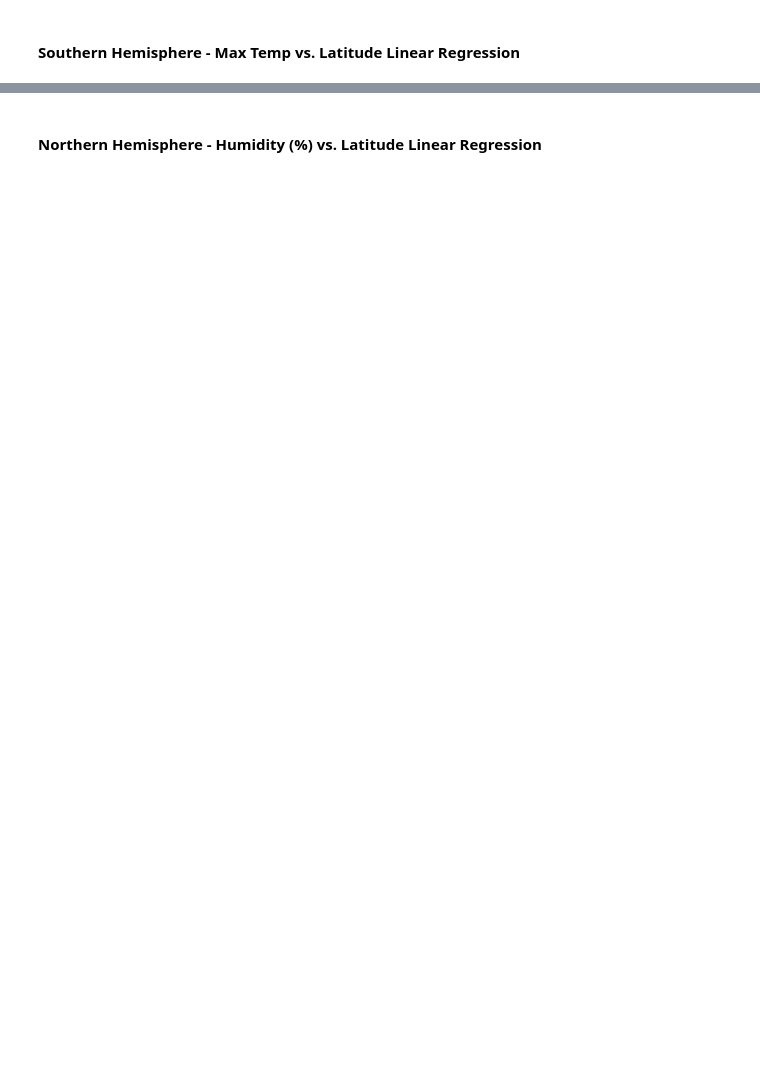
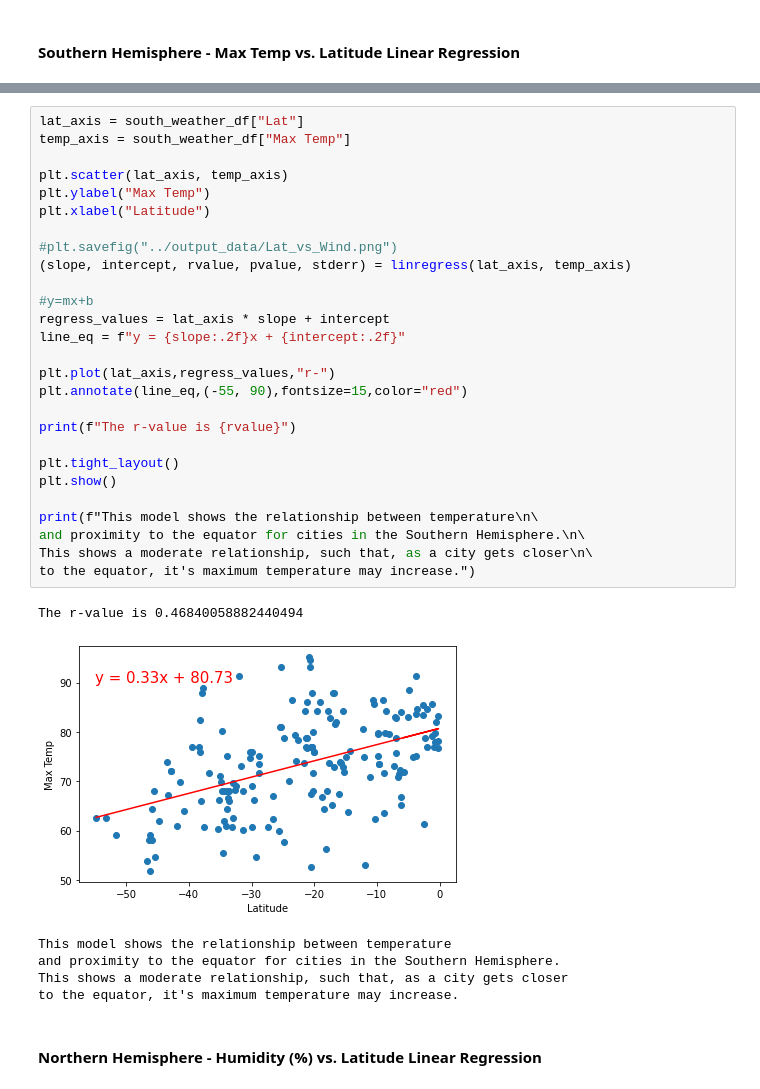
Before and after one commit to pammeyer80/python-api-challenge, a Jupyter notebook: WeatherPy/WeatherPy.ipynb, the cells around one changed output, grey strips where cells are left out. Drawn from its saved outputs; the diff is of its cells as text; blank space fills up the shorter version.

```diff
--- a/WeatherPy/WeatherPy.ipynb
+++ b/WeatherPy/WeatherPy.ipynb
@@ -279,2 +320,36 @@ The r-value is: 0.6082708688906918
+# %%
+lat_axis = south_weather_df["Lat"]
+temp_axis = south_weather_df["Max Temp"]
+
+plt.scatter(lat_axis, temp_axis)
+plt.ylabel("Max Temp")
+plt.xlabel("Latitude")
+
+#plt.savefig("../output_data/Lat_vs_Wind.png")
+(slope, intercept, rvalue, pvalue, stderr) = linregress(lat_axis, temp_axis)
+
+#y=mx+b
+regress_values = lat_axis * slope + intercept
+line_eq = f"y = {slope:.2f}x + {intercept:.2f}"
+
+plt.plot(lat_axis,regress_values,"r-")
+plt.annotate(line_eq,(-55, 90),fontsize=15,color="red")
+
+print(f"The r-value is {rvalue}")
+
+plt.tight_layout()
+plt.show()
+
+print(f"This model shows the relationship between temperature\n\
+and proximity to the equator for cities in the Southern Hemisphere.\n\
+This shows a moderate relationship, such that, as a city gets closer\n\
+to the equator, it's maximum temperature may increase.")
+# %% [output]
+The r-value is 0.46840058882440494
+[figure, added]
+This model shows the relationship between temperature
+and proximity to the equator for cities in the Southern Hemisphere.
+This shows a moderate relationship, such that, as a city gets closer
+to the equator, it's maximum temperature may increase.
 # %% [markdown]
 ####  Northern Hemisphere - Humidity (%) vs. Latitude Linear Regression
```
Also changed, not shown: parts of 15 cells of this notebook, 6 other files.
